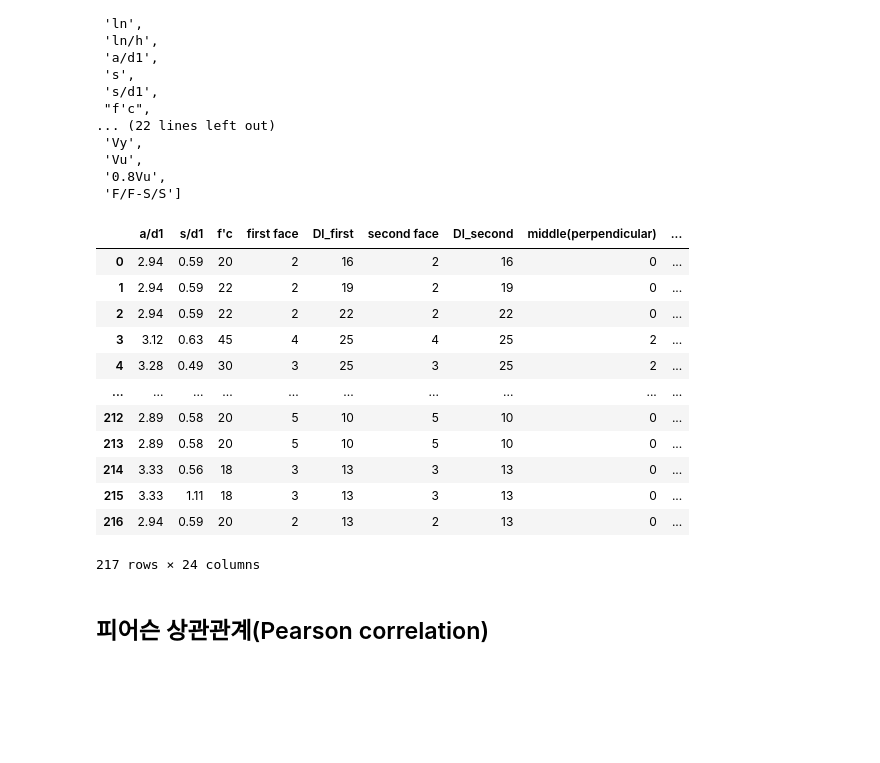
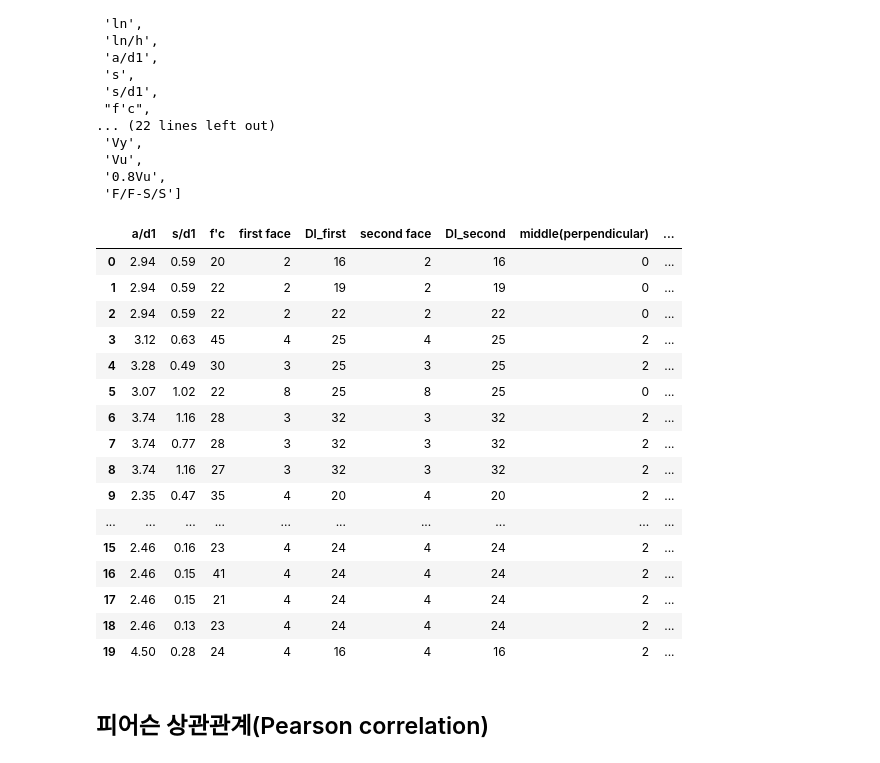
Before and after one commit to robert-min/study, a Jupyter notebook: hanyang_ml/rc_column_feature.ipynb, the cells around one changed output. Saved outputs shown, nothing was run; the diff lists cells and outputs as text; code cells hidden in the pictures; blank space fills up the shorter version.

```diff
--- a/hanyang_ml/rc_column_feature.ipynb
+++ b/hanyang_ml/rc_column_feature.ipynb
@@ -115,21 +115,25 @@ col_lst
 # %%
 target_df = df["F/F-S/S"].copy()
 para_df = df.drop(drop_lst, axis=1).copy()
-para_df
+para_df.head(20)
 # %% [output]
 |  | a/d1 | s/d1 | f'c | first face | Dl_first | second face | Dl_second | middle(perpendicular) | ... |
 | 0 | 2.94 | 0.59 | 20 | 2 | 16 | 2 | 16 | 0 | ... |
 | 1 | 2.94 | 0.59 | 22 | 2 | 19 | 2 | 19 | 0 | ... |
 | 2 | 2.94 | 0.59 | 22 | 2 | 22 | 2 | 22 | 0 | ... |
 | 3 | 3.12 | 0.63 | 45 | 4 | 25 | 4 | 25 | 2 | ... |
 | 4 | 3.28 | 0.49 | 30 | 3 | 25 | 3 | 25 | 2 | ... |
+| 5 | 3.07 | 1.02 | 22 | 8 | 25 | 8 | 25 | 0 | ... |
+| 6 | 3.74 | 1.16 | 28 | 3 | 32 | 3 | 32 | 2 | ... |
+| 7 | 3.74 | 0.77 | 28 | 3 | 32 | 3 | 32 | 2 | ... |
+| 8 | 3.74 | 1.16 | 27 | 3 | 32 | 3 | 32 | 2 | ... |
+| 9 | 2.35 | 0.47 | 35 | 4 | 20 | 4 | 20 | 2 | ... |
 | ... | ... | ... | ... | ... | ... | ... | ... | ... | ... |
-| 212 | 2.89 | 0.58 | 20 | 5 | 10 | 5 | 10 | 0 | ... |
-| 213 | 2.89 | 0.58 | 20 | 5 | 10 | 5 | 10 | 0 | ... |
-| 214 | 3.33 | 0.56 | 18 | 3 | 13 | 3 | 13 | 0 | ... |
-| 215 | 3.33 | 1.11 | 18 | 3 | 13 | 3 | 13 | 0 | ... |
-| 216 | 2.94 | 0.59 | 20 | 2 | 13 | 2 | 13 | 0 | ... |
+| 15 | 2.46 | 0.16 | 23 | 4 | 24 | 4 | 24 | 2 | ... |
+| 16 | 2.46 | 0.15 | 41 | 4 | 24 | 4 | 24 | 2 | ... |
+| 17 | 2.46 | 0.15 | 21 | 4 | 24 | 4 | 24 | 2 | ... |
+| 18 | 2.46 | 0.13 | 23 | 4 | 24 | 4 | 24 | 2 | ... |
+| 19 | 4.50 | 0.28 | 24 | 4 | 16 | 4 | 16 | 2 | ... |
-217 rows × 24 columns
 # %% [markdown]
 ## 피어슨 상관관계(Pearson correlation)
 # %%
```
Also changed, not shown: parts of 13 cells of this notebook, 1 other file.
